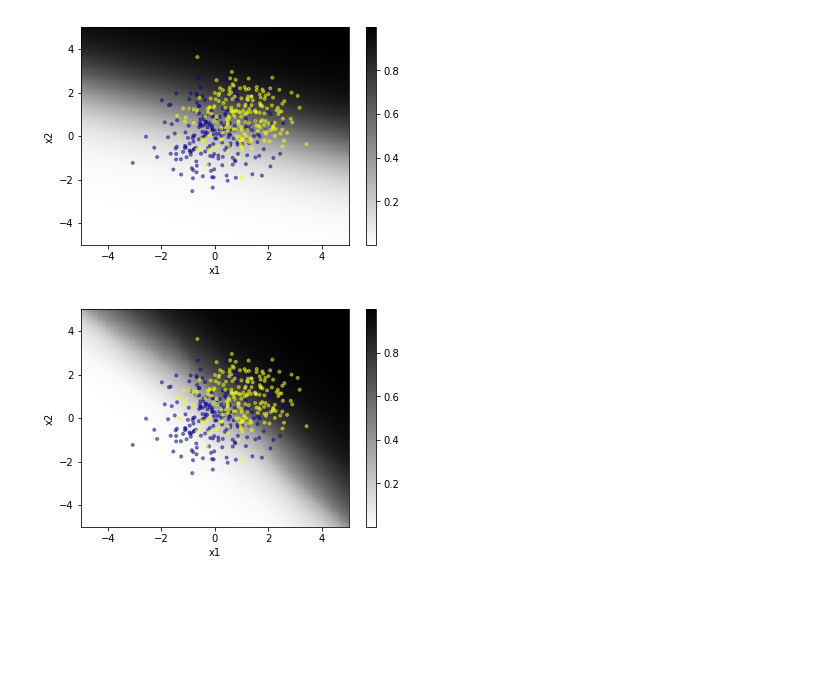
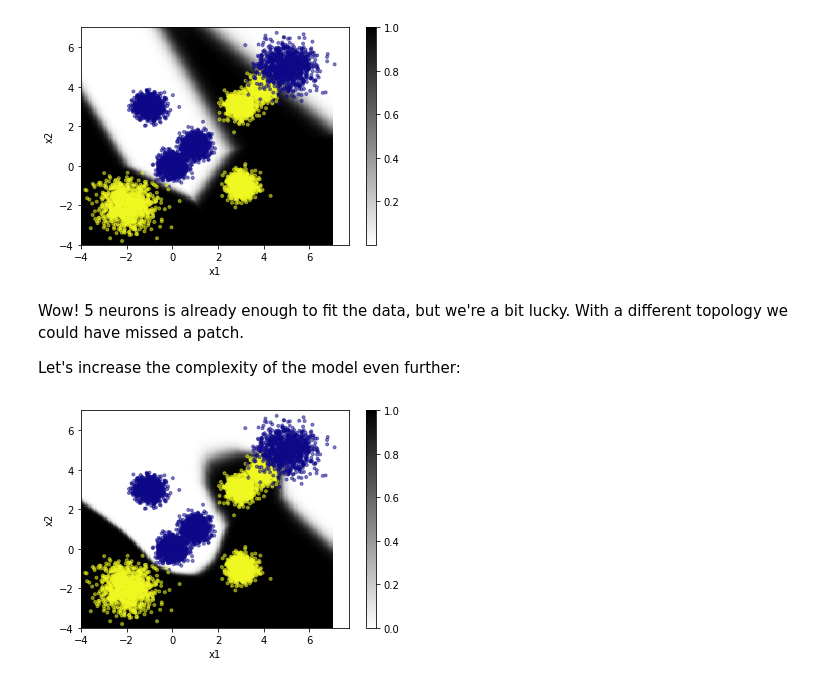
Before and after one commit to cbernet/maldives, a Jupyter notebook: overfitting/overfitting.ipynb, the cells around one changed output. Cells and saved outputs as stored; diff of their text form; code cells hidden in the pictures; blank space fills up the shorter version.

```diff
--- a/overfitting/overfitting.ipynb
+++ b/overfitting/overfitting.ipynb
@@ -37,0 +100,12 @@ tgx, tgy = make_sample(200)
+# %%
+def plot_result(sample, targets, linrange=(-5,5,101)):
+    xmin, xmax, npoints = linrange
+    gridx1, gridx2 = np.meshgrid(np.linspace(xmin,xmax,npoints), np.linspace(xmin,xmax,npoints))
+    grid = np.c_[gridx1.flatten(), gridx2.flatten()]
+    probs = mlp.predict_proba(grid)
+    plt.pcolor(gridx1, gridx2, probs[:,1].reshape(npoints,npoints), cmap='binary')
+    plt.colorbar()
+    plt.scatter(sample[:,0], sample[:,1], c=targets, cmap='plasma', alpha=0.5, marker='.')
+    plt.xlabel('x1')
+    plt.ylabel('x2')
+    plt.show()
@@ -38,3 +159,11 @@ tgx, tgy = make_sample(200)
+# %%
+sgxa, sgya = make_sample(1000, ([0.,0],[3.,3.]), 0.3)
+sgxb, sgyb = make_sample(1000, ([1.,1],[4.,4.]), 0.3)
+sgxc, sgyc = make_sample(1000, ([5.,5.],[-2.,-2.]), 0.6)
+sgxd, sgyd = make_sample(1000, ([-1,3.],[3.,-1.]), 0.3)
+
+sgx = np.concatenate([sgxa,sgxb,sgxc,sgxd])
+sgy = np.concatenate([sgya,sgyb,sgyc,sgyd])
 # %%
 plt.scatter(sgx[:,0], sgx[:,1], alpha=0.5, c=sgy)
 plt.xlabel('x1')
@@ -45,7 +176,5 @@ Text(0, 0.5, 'x2')
 # %%
-from sklearn.neural_network import MLPClassifier
-
-mlp = MLPClassifier(hidden_layer_sizes=(50,50,50), activation='relu', max_iter=10000, random_state=1)
+mlp = MLPClassifier(hidden_layer_sizes=(3,), activation='relu', max_iter=10000, random_state=1)
 mlp.fit(sgx,sgy)
 # %% [output]
 MLPClassifier(activation='relu', alpha=0.0001, batch_size='auto', beta_1=0.9,
@@ -55,16 +184,4 @@ MLPClassifier(activation='relu', alpha=0.0001, batch_size='auto', beta_1=0.9,
        n_iter_no_change=10, nesterovs_momentum=True, power_t=0.5,
        random_state=1, shuffle=True, solver='adam', tol=0.0001,
        validation_fraction=0.1, verbose=False, warm_start=False)
-# %%
-def plot_result(sample, targets):
-    xmin, xmax, npoints = (-5,5,101)
-    gridx1, gridx2 = np.meshgrid(np.linspace(xmin,xmax,npoints), np.linspace(xmin,xmax,npoints))
-    grid = np.c_[gridx1.flatten(), gridx2.flatten()]
-    probs = mlp.predict_proba(grid)
-    plt.pcolor(gridx1, gridx2, probs[:,1].reshape(npoints,npoints), cmap='binary')
-    plt.colorbar()
-    plt.scatter(sample[:,0], sample[:,1], c=targets, cmap='plasma', alpha=0.5, marker='.')
-    plt.xlabel('x1')
-    plt.ylabel('x2')
-    plt.show()
 # %%
@@ -78,13 +199,16 @@ plot_result(tgx,tgy)
 # %%
-mlp = MLPClassifier(hidden_layer_sizes=(), activation='relu', max_iter=10000, random_state=1)
+mlp = MLPClassifier(hidden_layer_sizes=(5,), activation='relu', max_iter=10000, random_state=1)
 mlp.fit(sgx,sgy)
-plot_result(tgx,tgy)
+plot_result(sgx,sgy,linrange=(-4,7,201))
 # %% [output]
-[figure, old version]
+[figure, new version]
+# %% [markdown]
+Wow! 5 neurons is already enough to fit the data, but we're a bit lucky. With a different topology we could have missed a patch.
+
+Let's increase the complexity of the model even further:
 # %%
-sgx, sgy = make_sample(10000)
 mlp = MLPClassifier(hidden_layer_sizes=(50,50,50), activation='relu', max_iter=10000, random_state=1)
 mlp.fit(sgx,sgy)
-plot_result(tgx, tgy)
+plot_result(sgx,sgy,linrange=(-4,7,201))
 # %% [output]
-[figure, old version]
+[figure, new version]
```
Also changed, not shown: parts of 24 cells of this notebook, 1 other file.
